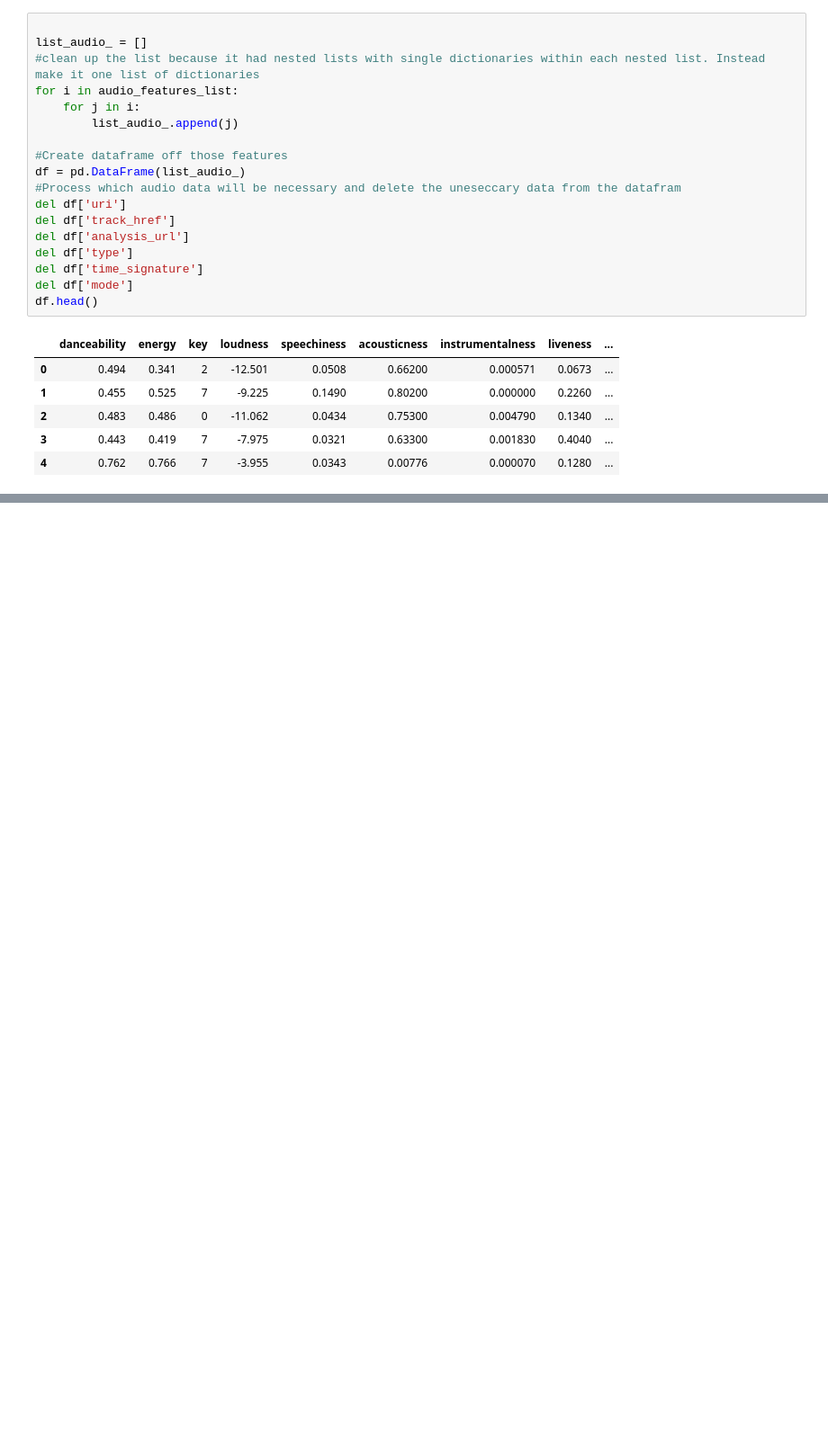
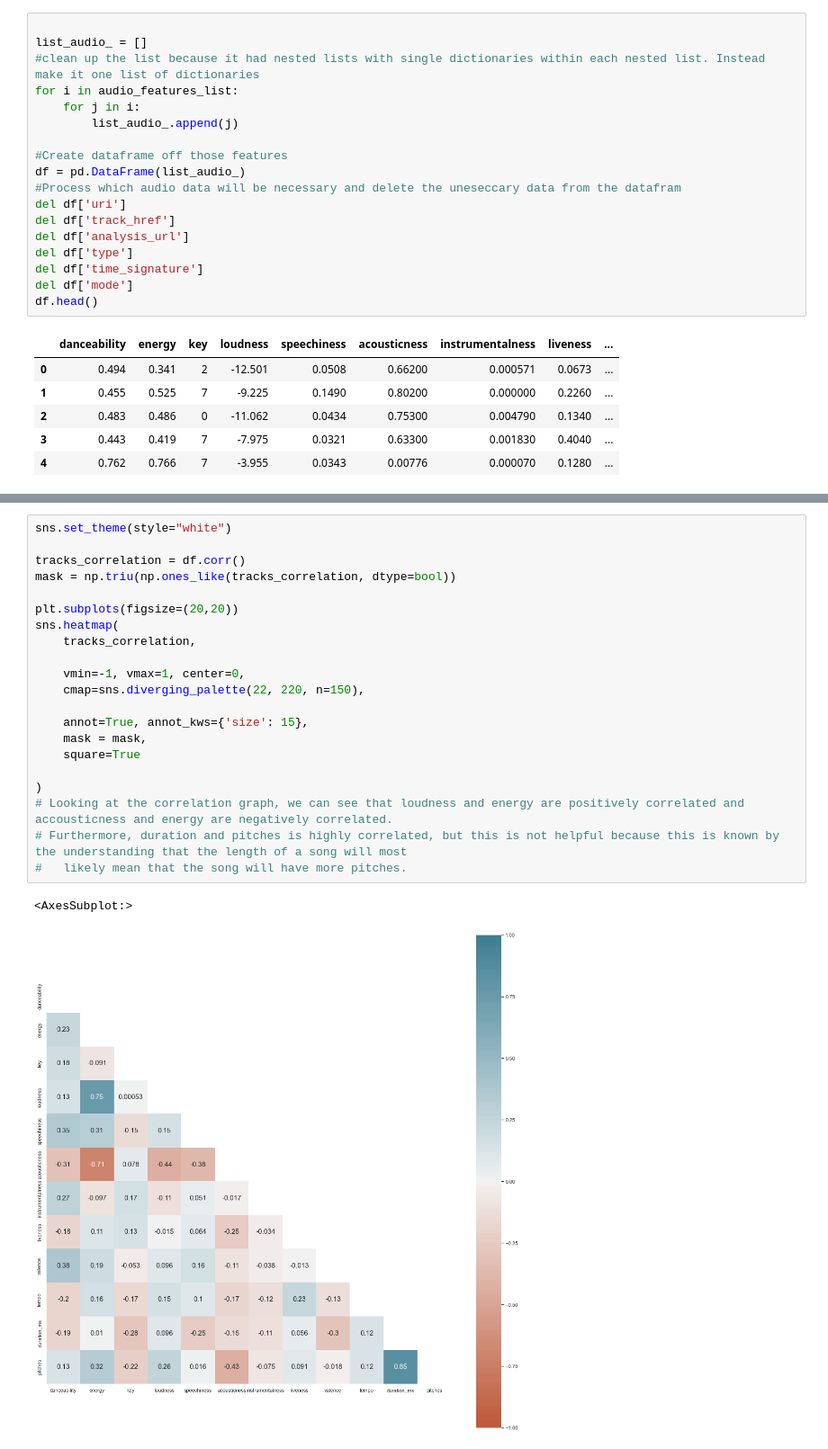
Before and after one commit to ConnorCallahan01/CSCI182, a Jupyter notebook: FinalProject/FinalProject.ipynb, the cells around one changed output, grey strips where cells are left out. Shown at 90% size. Drawn from its saved outputs; the diff is of its cells as text; blank space fills up the shorter version.

```diff
--- a/FinalProject/FinalProject.ipynb
+++ b/FinalProject/FinalProject.ipynb
@@ -190,0 +234,24 @@ Average of:  duration_ms  is:  215890.36
+# %%
+sns.set_theme(style="white")
+
+tracks_correlation = df.corr()
+mask = np.triu(np.ones_like(tracks_correlation, dtype=bool))
+
+plt.subplots(figsize=(20,20))
+sns.heatmap(
+    tracks_correlation,
+
+    vmin=-1, vmax=1, center=0,
+    cmap=sns.diverging_palette(22, 220, n=150),
+
+    annot=True, annot_kws={'size': 15},
+    mask = mask,
+    square=True
+
+)
+# Looking at the correlation graph, we can see that loudness and energy are positively correlated and accousticness and energy are negatively correlated.
+# Furthermore, duration and pitches is highly correlated, but this is not helpful because this is known by the understanding that the length of a song will most
+#   likely mean that the song will have more pitches.
+# %% [output]
+<AxesSubplot:>
+[figure, added]
```
Also changed, not shown: parts of 13 cells of this notebook, 1 other file.
